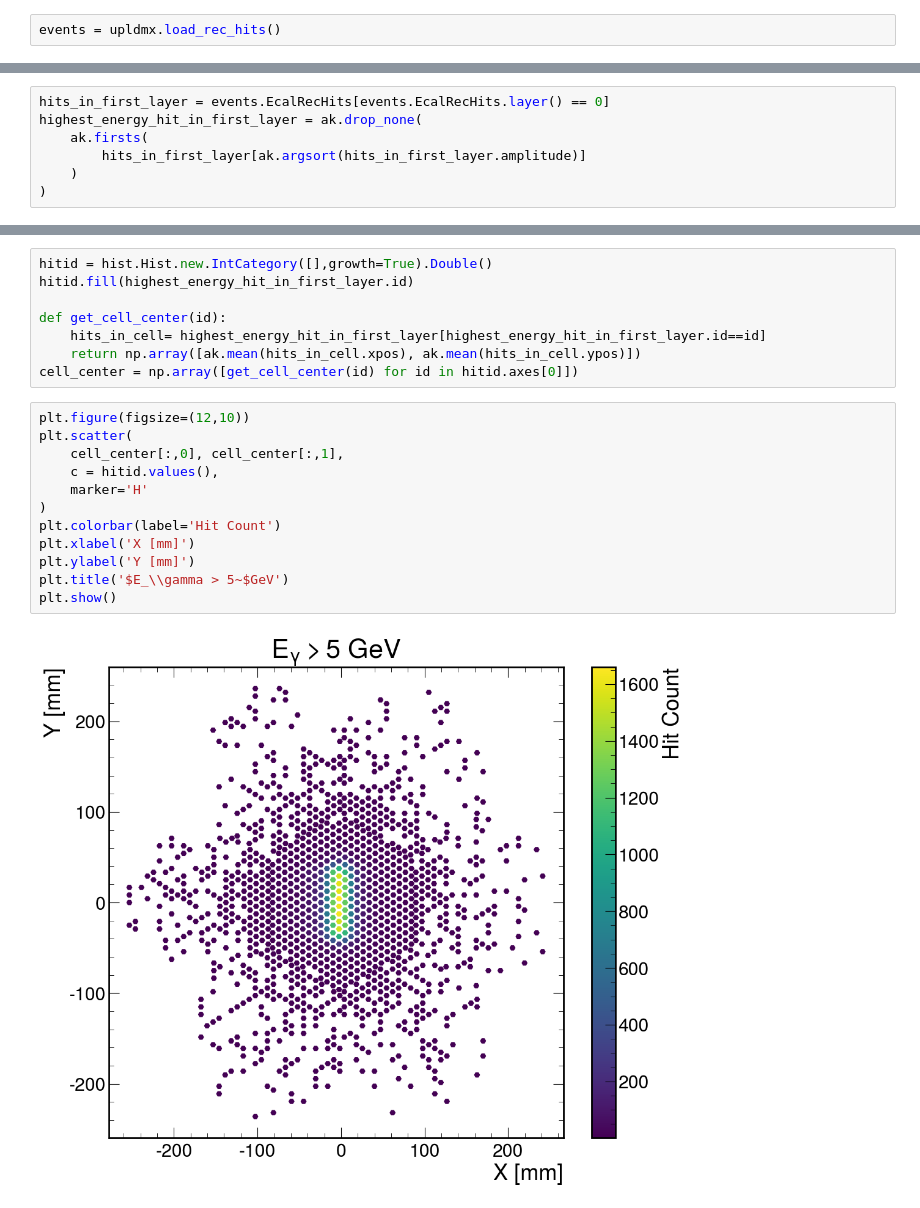
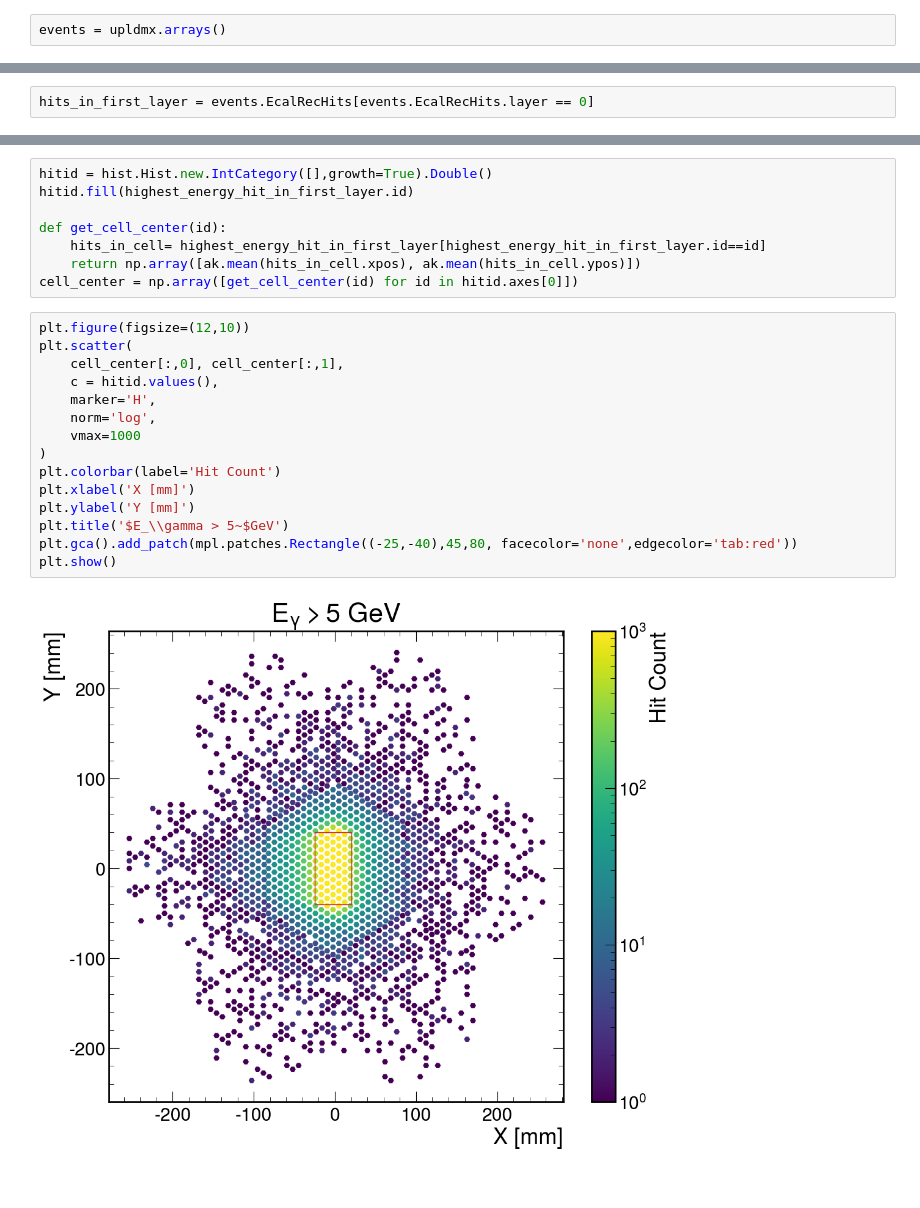
Before and after one commit to tomeichlersmith/ldmx-dimuon, a Jupyter notebook: ldmx/example-read.ipynb, the cells around one changed output, grey strips where cells are left out. Saved outputs shown, nothing was run; the diff lists cells and outputs as text.

Commit message:
update upldmx usage in example and include all hits in first layer histogram

```diff
--- a/ldmx/example-read.ipynb
+++ b/ldmx/example-read.ipynb
@@ -3,5 +3,5 @@ import upldmx
 import awkward as ak
 import numpy as np
 # %%
-events = upldmx.load_rec_hits()
+events = upldmx.arrays()
 # %%
@@ -21,6 +21,8 @@ mpl.style.use(mplhep.style.ROOT)
 import matplotlib.pyplot as plt
 
 import hist
+# %%
+hits_in_first_layer = events.EcalRecHits[events.EcalRecHits.layer == 0]
 # %%
 xmax = 300
 ymax = 300
@@ -33,7 +45,0 @@ hitmap = (
-# %%
-hits_in_first_layer = events.EcalRecHits[events.EcalRecHits.layer() == 0]
-highest_energy_hit_in_first_layer = ak.drop_none(
-    ak.firsts(
-        hits_in_first_layer[ak.argsort(hits_in_first_layer.amplitude)]
-    )
-)
@@ -48,14 +60,17 @@ cell_center = np.array([get_cell_center(id) for id in hitid.axes[0]])
 # %%
 plt.figure(figsize=(12,10))
 plt.scatter(
     cell_center[:,0], cell_center[:,1],
     c = hitid.values(),
-    marker='H'
+    marker='H',
+    norm='log',
+    vmax=1000
 )
 plt.colorbar(label='Hit Count')
 plt.xlabel('X [mm]')
 plt.ylabel('Y [mm]')
 plt.title('$E_\\gamma > 5~$GeV')
+plt.gca().add_patch(mpl.patches.Rectangle((-25,-40),45,80, facecolor='none',edgecolor='tab:red'))
 plt.show()
 # %% [output]
-[figure, old version]
+[figure, new version]
```
Also changed, not shown: parts of 3 cells of this notebook.
